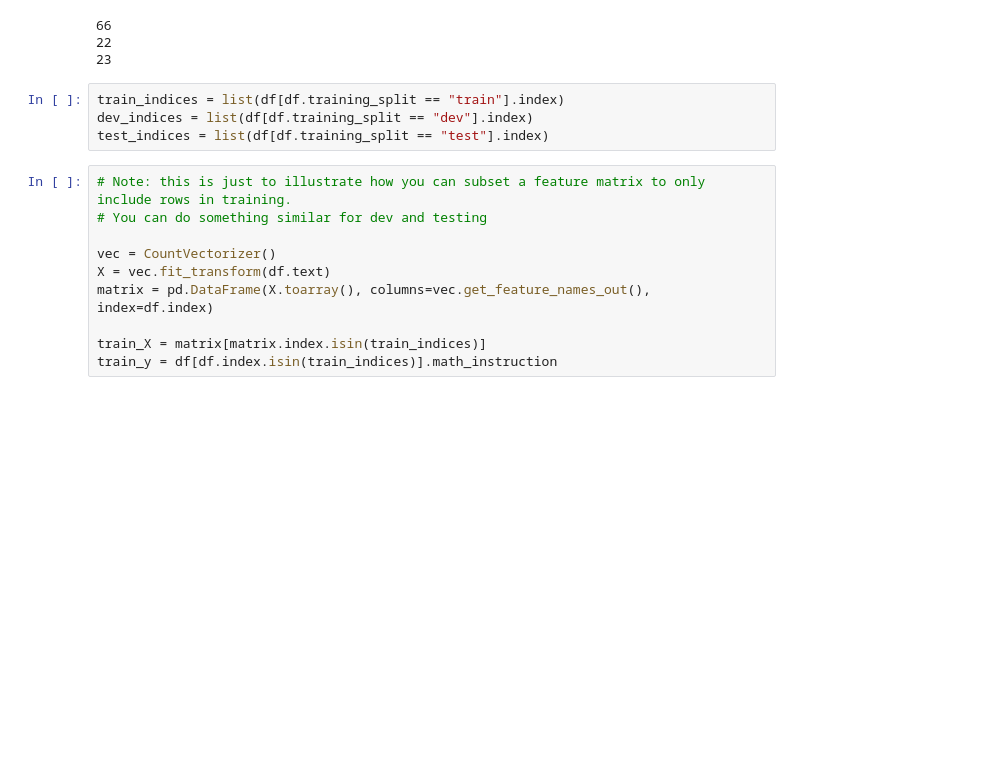
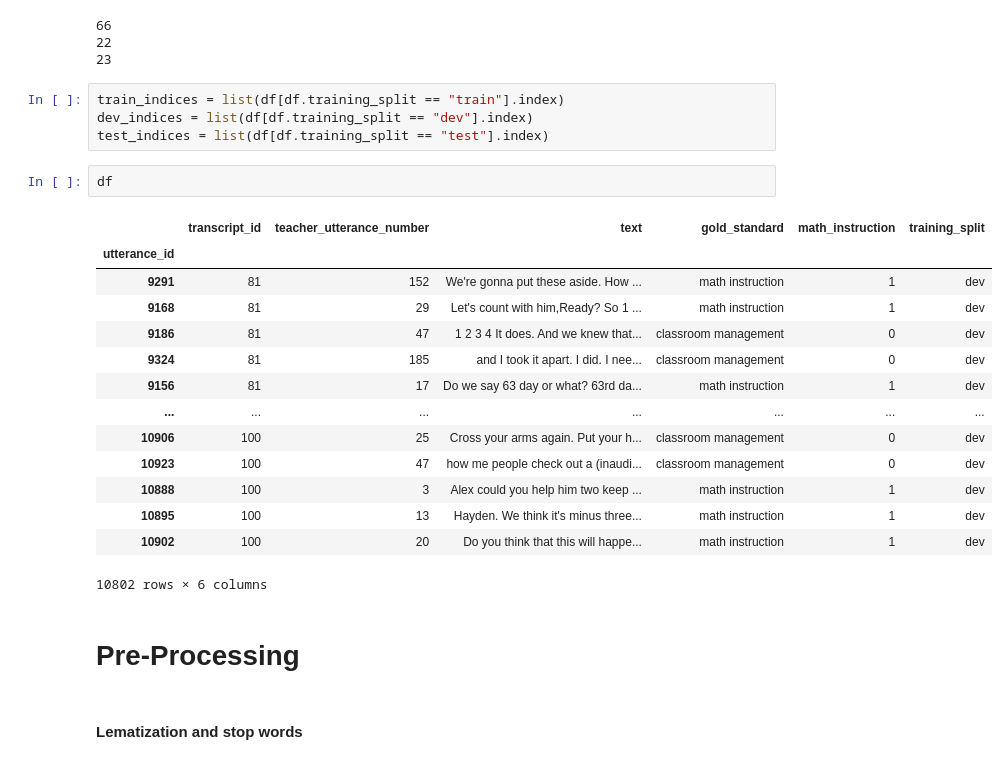
Before and after one commit to giovanni-lunetta/Text-Analytics-Coding-HW, a Jupyter notebook: Assignment-2/Supervised Learning Coding Assignment.ipynb, the cells around one changed output. Saved outputs shown, nothing was run; the diff lists cells and outputs as text; blank space fills up the shorter version.

```diff
--- a/Assignment-2/Supervised Learning Coding Assignment.ipynb
+++ b/Assignment-2/Supervised Learning Coding Assignment.ipynb
@@ -72,16 +70,27 @@ print(df[df.training_split == "test"].transcript_id.nunique())
 train_indices = list(df[df.training_split == "train"].index)
 dev_indices = list(df[df.training_split == "dev"].index)
 test_indices = list(df[df.training_split == "test"].index)
-# %%
-# Note: this is just to illustrate how you can subset a feature matrix to only include rows in training.
-# You can do something similar for dev and testing
-
-vec = CountVectorizer()
-X = vec.fit_transform(df.text)
-matrix = pd.DataFrame(X.toarray(), columns=vec.get_feature_names_out(), index=df.index)
-
-train_X = matrix[matrix.index.isin(train_indices)]
-train_y = df[df.index.isin(train_indices)].math_instruction
+# %%
+df
+# %% [output]
+|  | transcript_id | teacher_utterance_number | text | gold_standard | math_instruction | training_split |
+| utterance_id |  |  |  |  |  |  |
+| 9291 | 81 | 152 | We're gonna put these aside. How ... | math instruction | 1 | dev |
+| 9168 | 81 | 29 | Let's count with him,Ready? So 1 ... | math instruction | 1 | dev |
+| 9186 | 81 | 47 | 1 2 3 4 It does. And we knew that... | classroom management | 0 | dev |
+| 9324 | 81 | 185 | and I took it apart. I did. I nee... | classroom management | 0 | dev |
+| 9156 | 81 | 17 | Do we say 63 day or what? 63rd da... | math instruction | 1 | dev |
+| ... | ... | ... | ... | ... | ... | ... |
+| 10906 | 100 | 25 | Cross your arms again. Put your h... | classroom management | 0 | dev |
+| 10923 | 100 | 47 | how me people check out a (inaudi... | classroom management | 0 | dev |
+| 10888 | 100 | 3 | Alex could you help him two keep ... | math instruction | 1 | dev |
+| 10895 | 100 | 13 | Hayden. We think it's minus three... | math instruction | 1 | dev |
+| 10902 | 100 | 20 | Do you think that this will happe... | math instruction | 1 | dev |
+10802 rows × 6 columns
+# %% [markdown]
+# Pre-Processing
+# %% [markdown]
+#### Lematization and stop words
 # %%
 from sklearn.feature_extraction.text import TfidfVectorizer
 from nltk.stem import WordNetLemmatizer
```
Also changed, not shown: parts of 16 cells of this notebook.
